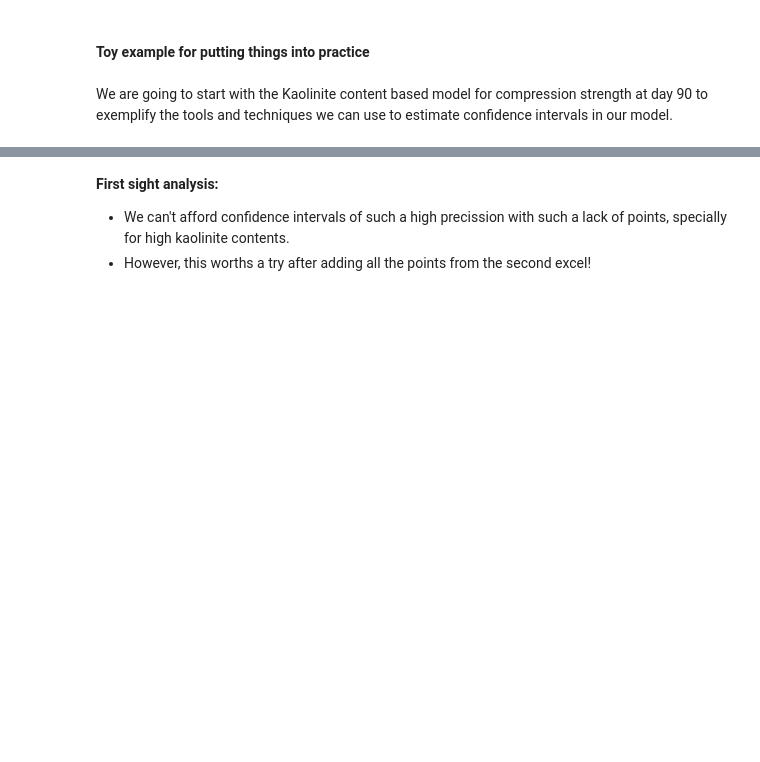
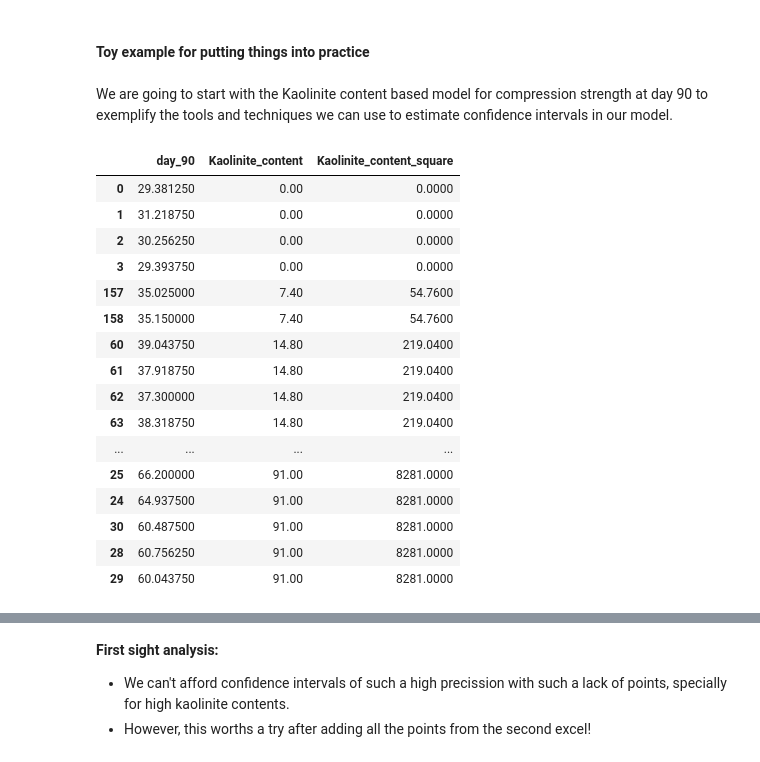
Before and after one commit to frblazquez/LC3, a Jupyter notebook: Project 2/lc3_full_data.ipynb, the cells around one changed output, grey strips where cells are left out. Cells and saved outputs as stored; diff of their text form; code cells hidden in the pictures; blank space fills up the shorter version.

```diff
--- a/Project 2/lc3_full_data.ipynb
+++ b/Project 2/lc3_full_data.ipynb
@@ -746,2 +720,27 @@ data_90.rename(columns = {'90D' : 'day_90'}, inplace = True)
+# %%
+data_90=data_full_clay[['day_90','Kaolinite_content']]
+data_90=data90.dropna()
+data90square= data_90.copy()
+data90square['Kaolinite_content_square']=data90square['Kaolinite_content'].apply(lambda x: x**2)
+data90square.Kaolinite_content=data90square.Kaolinite_content.astype(float)
+data90square
+# %% [output]
+|  | day_90 | Kaolinite_content | Kaolinite_content_square |
+| 0 | 29.381250 | 0.00 | 0.0000 |
+| 1 | 31.218750 | 0.00 | 0.0000 |
+| 2 | 30.256250 | 0.00 | 0.0000 |
+| 3 | 29.393750 | 0.00 | 0.0000 |
+| 157 | 35.025000 | 7.40 | 54.7600 |
+| 158 | 35.150000 | 7.40 | 54.7600 |
+| 60 | 39.043750 | 14.80 | 219.0400 |
+| 61 | 37.918750 | 14.80 | 219.0400 |
+| 62 | 37.300000 | 14.80 | 219.0400 |
+| 63 | 38.318750 | 14.80 | 219.0400 |
+| ... | ... | ... | ... |
+| 25 | 66.200000 | 91.00 | 8281.0000 |
+| 24 | 64.937500 | 91.00 | 8281.0000 |
+| 30 | 60.487500 | 91.00 | 8281.0000 |
+| 28 | 60.756250 | 91.00 | 8281.0000 |
+| 29 | 60.043750 | 91.00 | 8281.0000 |
 # %%
 # Day 90
```
Also changed, not shown: parts of 8 cells of this notebook.
